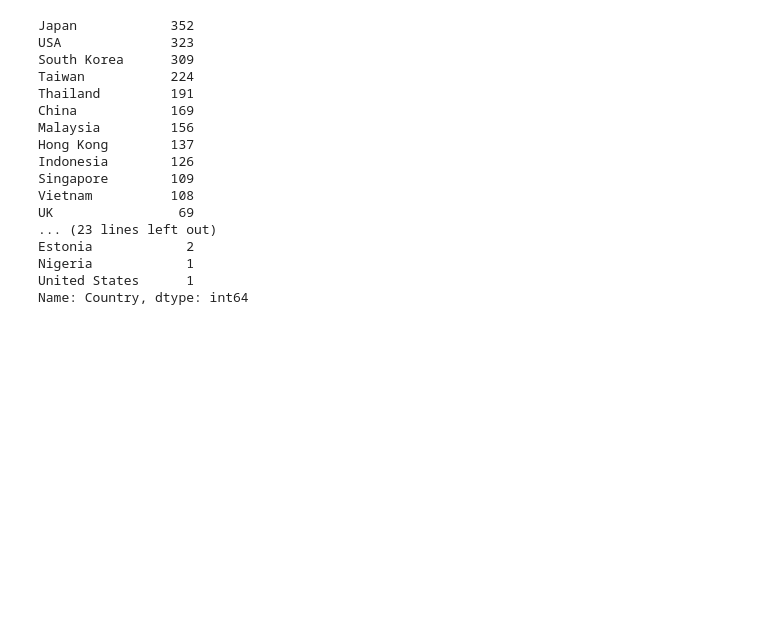
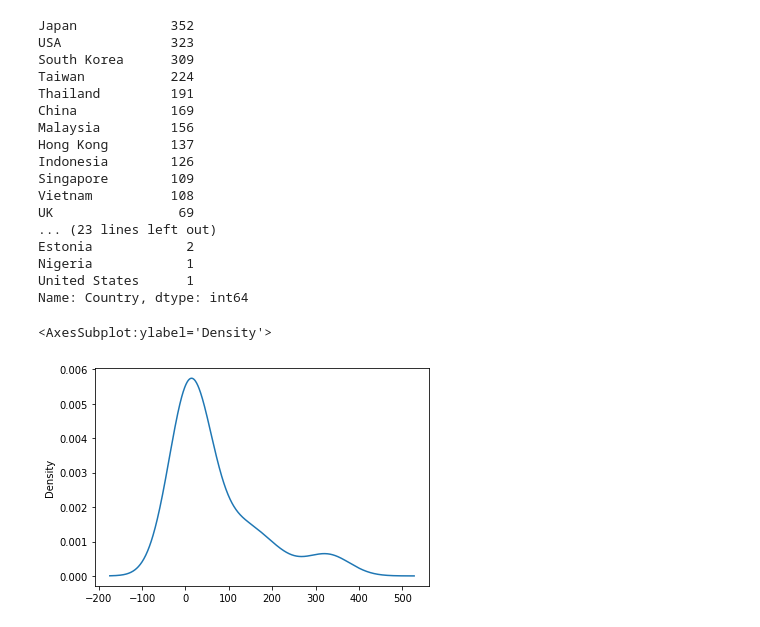
Before and after one commit to BMoreland20/Neural_Network_Charity_Analysis, a Jupyter notebook: Practice/Practice.ipynb, the cells around one changed output. Cells and saved outputs as stored; diff of their text form; code cells hidden in the pictures; blank space fills up the shorter version.

```diff
--- a/Practice/Practice.ipynb
+++ b/Practice/Practice.ipynb
@@ -278,3 +279,9 @@ Estonia            2
 Nigeria            1
 United States      1
 Name: Country, dtype: int64
+# %%
+# Visualize the value counts
+country_counts.plot.density()
+# %% [output]
+<AxesSubplot:ylabel='Density'>
+[figure, added]
```
Also changed, not shown: parts of 43 cells of this notebook, 5 other files.
